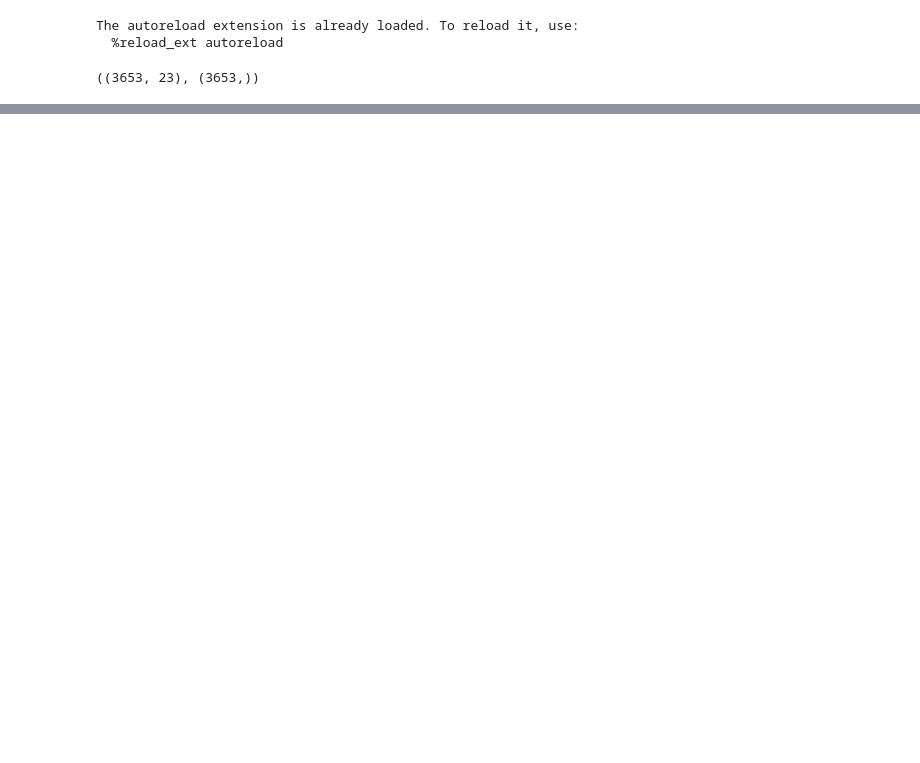
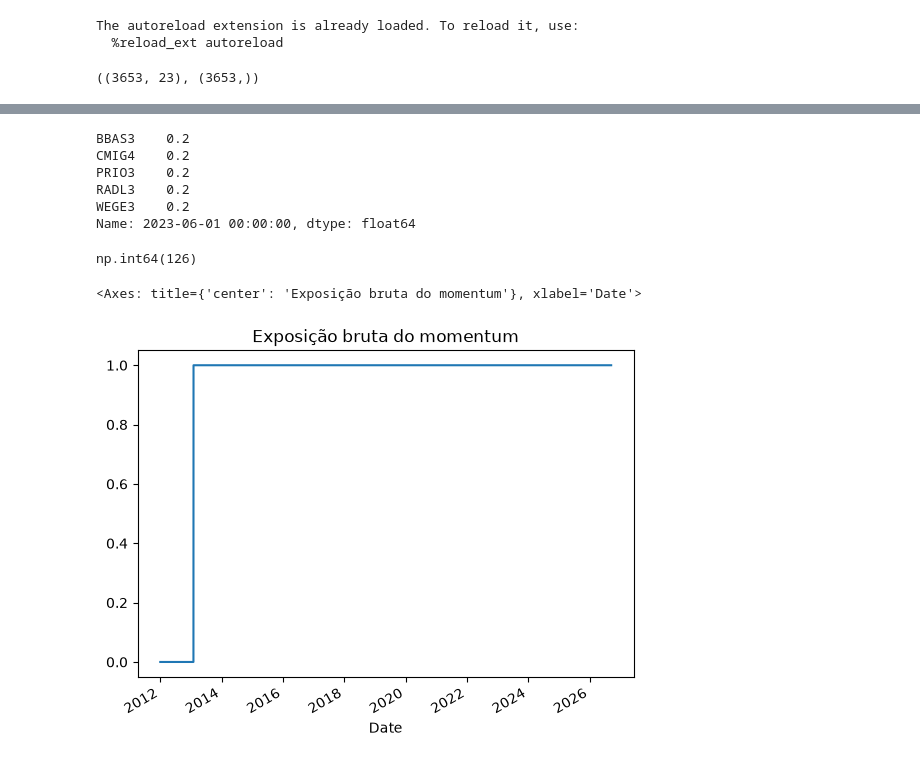
Before and after one commit to maludepaulasilva/mini-open-quant, a Jupyter notebook: notebooks/05_estrategias.ipynb, the cells around one changed output, grey strips where cells are left out. Saved outputs shown, nothing was run; the diff lists cells and outputs as text; code cells hidden in the pictures; blank space fills up the shorter version.

Commit message:
Implementação das 4 estratégias (Momentum, Reversão à média, Par cointegrado, Carry na curva DI)

```diff
--- a/notebooks/05_estrategias.ipynb
+++ b/notebooks/05_estrategias.ipynb
@@ -36,0 +78,21 @@ AttributeError: module 'moq.strategies' has no attribute 'lagged'
+# %%
+sel = strategies._normalize_rows(sel)
+sel.loc["2023-06-01"][sel.loc["2023-06-01"] > 0]
+# %% [output]
+BBAS3    0.2
+CMIG4    0.2
+PRIO3    0.2
+RADL3    0.2
+WEGE3    0.2
+Name: 2023-06-01 00:00:00, dtype: float64
+# %%
+sel_m = sel.resample("ME").last().reindex(prices.index, method="ffill").fillna(0.0)
+(sel_m.diff().abs().sum(axis=1) > 0).sum()
+# %% [output]
+np.int64(126)
+# %%
+w_mom = strategies.momentum(prices)
+w_mom.abs().sum(axis=1).plot(title="Exposição bruta do momentum")
+# %% [output]
+<Axes: title={'center': 'Exposição bruta do momentum'}, xlabel='Date'>
+[figure, added]
```
Also changed, not shown: parts of 20 cells of this notebook, 2 other files.
